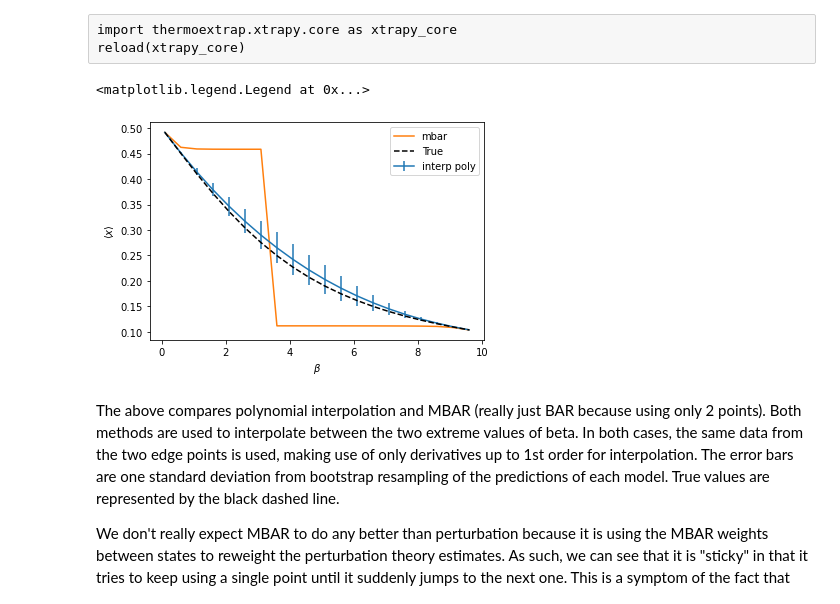
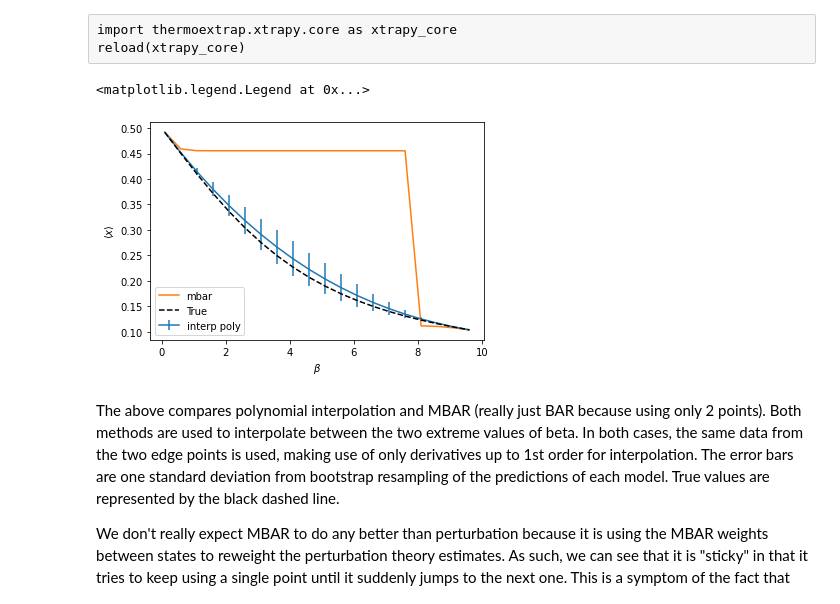
Before and after one commit to usnistgov/thermoextrap, a Jupyter notebook: Ideal_Gas_Example_xtrapy.ipynb, the cells around one changed output. Drawn from its saved outputs; the diff is of its cells as text; code cells hidden in the pictures.

```diff
--- a/Ideal_Gas_Example_xtrapy.ipynb
+++ b/Ideal_Gas_Example_xtrapy.ipynb
@@ -1017,12 +1047,12 @@ nsampvals = np.array((10.0*np.ones(5))**np.arange(1,6), dtype=int)
 nsampcolors = plt.cm.viridis(np.arange(0.0, 1.0, float(1.0/len(nsampvals))))
 
 #First plot the analytical result
-ax.plot(lvals, mIG.avgX(1.0, L=lvals), 'k--', linewidth=2.0)
+ax.plot(vols, idealgas.x_ave(beta, vols), 'k--', linewidth=2.0)
 
 #And the infinite sampling results for first order extrapolation
-trueExtrap, trueDerivs = mIG.extrapAnalyticVolume(lvals, volume_ref, 1)
-ax.plot(lvals, trueExtrap, 'r-', zorder=0)
-print('True extrapolation coefficients: %s'%str(trueDerivs))
+trueExtrap, trueDerivs = idealgas.x_vol_extrap(1, volume, beta, volumes)
+ax.plot(vols, trueExtrap, 'r-', zorder=0)
+print('True extrapolation coefficients: {}'.format(trueDerivs))
 
 for i, n in enumerate(nsampvals):
     thisinds = np.random.choice(len(xdatavol), size=n, replace=False)
@@ -1037,7 +1067,7 @@ for i, n in enumerate(nsampvals):
         ndim=1
     )
 
-    out = xemv.predict(betavals)
+    out = xemv.predict(betas)
     print('\t With N_configs = %6i: %s'%(n, str(xemv.xcoefs(norm=False).values)))
 
     out.plot(marker='s', ms=4, color=nsampcolors[i], ls='None', label='N={}'.format(n),
@@ -1045,8 +1075,8 @@ for i, n in enumerate(nsampvals):
 
 #     thisext = extModelVol.train(beta, xdataL[thisinds], wdataL[thisinds], saveParams=False)
 #     print('\t With N_configs = %6i: %s'%(n, str(thisext.flatten()))) #Have to flatten because observable is 1-D
-#     dataExtrap = extModelVol.predict(lvals, params=thisext)
-#     ax.plot(lvals, dataExtrap, 'o', markersize=4, color=nsampcolors[i], label='N=%i'%n)
+#     dataExtrap = extModelVol.predict(vols, params=thisext)
+#     ax.plot(vols, dataExtrap, 'o', markersize=4, color=nsampcolors[i], label='N=%i'%n)
 
 ax.set_ylabel(r'$\langle x \rangle$')
 ax.set_xlabel(r'$L$')
@@ -1086,44 +1116,46 @@ reload(xtrapy_core)
 # get multiple values
 def get_betas(nbeta=4, betamin=0.1, betamax=10.0):
     dbeta = (betamax - betamin) / (nbeta-1)
-    return [betamin + dbeta * i for i in range(nbeta)]
+    return np.array([betamin + dbeta * i for i in range(nbeta)])
 
-def get_xems(betas, nConfigs=10000, order=5):
+def get_xems(betas, nconfig=10000, npart=1000, order=5, vol=1):
     xems = []
     for beta in betas:
-        xdata, udata = mIG.genData(beta, nConfigs=nConfigs)
+        xdata, udata = idealgas.generate_data((nconfig, npart), beta=beta, vol=vol)
         xem = xpan_beta.factory_extrapmodel(beta=beta,
                                             data=xpan_beta.DataCentralMomentsVals.from_vals(
                                                 xv=xdata, uv=udata, central=True, order=order))
         xems.append(xem)
 
     return xems
+# %%
+betas = np.arange(0.1, 10.0, 0.5)
 # %%
-betas = get_betas(2)
+beta_samp = get_betas(2)
 #betas = [0.1, 0.3, 10.0]
-xems = get_xems(betas)
+xems = get_xems(beta_samp)
 xemi = xtrapy.InterpModel(xems)
 xemw = xtrapy.ExtrapWeightedModel(xems)
 xmbar = xtrapy.MBARModel([xems[0], xems[-1]])
 # %%
 fig, ax = plt.subplots()
 
-out = xemi.predict(betavals, order=1)
-err = xemi.resample(nrep=100).predict(betavals, order=2).std('rep')
-plt.errorbar(betavals, out, yerr=err, label='interp poly')
+out = xemi.predict(betas, order=1)
+err = xemi.resample(nrep=100).predict(betas, order=2).std('rep')
+plt.errorbar(betas, out, yerr=err, label='interp poly')
 
-xmbar.predict(betavals).plot(label='mbar')
+xmbar.predict(betas).plot(label='mbar')
 
 
 #And plot the true values
-plt.plot(betavals, mIG.avgX(betavals), 'k--', label='True', zorder=3)
+plt.plot(betas, idealgas.x_ave(betas), 'k--', label='True', zorder=3)
 
 ax.set_xlabel(r'$\beta$')
 ax.set_ylabel(r'$\langle x \rangle$')
 ax.legend()
 # %% [output]
 <matplotlib.legend.Legend at 0x...>
-[figure, old version]
+[figure, new version]
 # %% [markdown]
 The above compares polynomial interpolation and MBAR (really just BAR because using only 2 points). Both methods are used to interpolate between the two extreme values of beta. In both cases, the same data from the two edge points is used, making use of only derivatives up to 1st order for interpolation. The error bars are one standard deviation from bootstrap resampling of the predictions of each model. True values are represented by the black dashed line.
 
```
Also changed, not shown: parts of 42 cells of this notebook, 5 other files.
